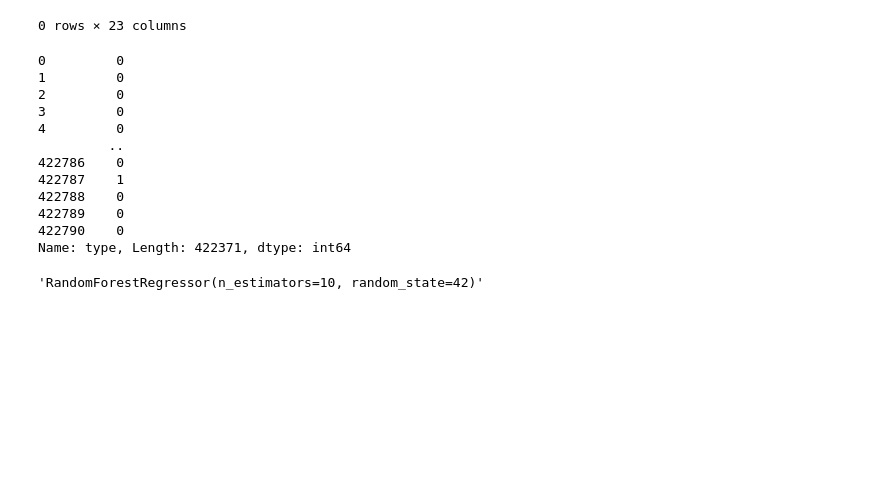
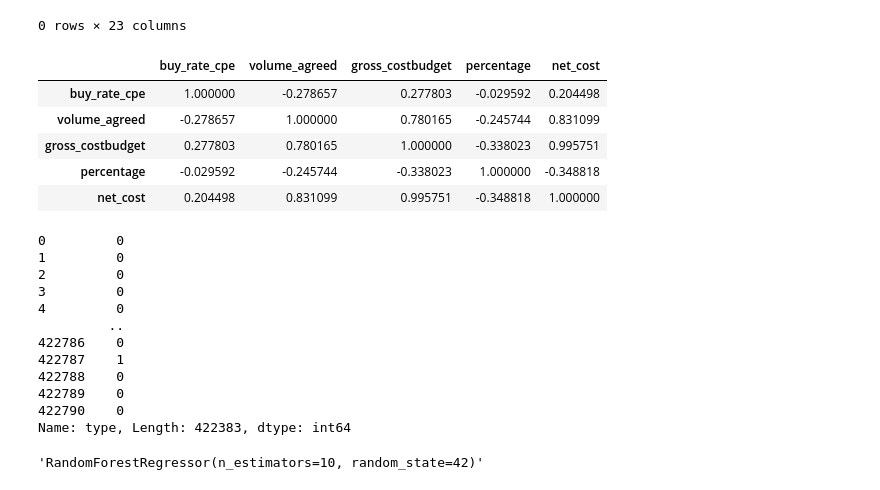
Before and after one commit to tesfayealex/AD-DS-Challenge, a Jupyter notebook: notebooks/EDA.ipynb, the cells around one changed output. Drawn from its saved outputs; the diff is of its cells as text; code cells hidden in the pictures; blank space fills up the shorter version.

```diff
--- a/notebooks/EDA.ipynb
+++ b/notebooks/EDA.ipynb
@@ -379,6 +391,17 @@ See the caveats in the documentation: https://pandas.pydata.org/pandas-docs/stab
   return func(*args, **kwargs)
 |  | type | creative_id | width | height | browser_ts | geo_country | site_name | platform_os | device_type | ... |
 0 rows × 23 columns
+# %%
+corelated_df = needed_df.corr()
+corelated_df
+# needed_df
+# %% [output]
+|  | buy_rate_cpe | volume_agreed | gross_costbudget | percentage | net_cost |
+| buy_rate_cpe | 1.000000 | -0.278657 | 0.277803 | -0.029592 | 0.204498 |
+| volume_agreed | -0.278657 | 1.000000 | 0.780165 | -0.245744 | 0.831099 |
+| gross_costbudget | 0.277803 | 0.780165 | 1.000000 | -0.338023 | 0.995751 |
+| percentage | -0.029592 | -0.245744 | -0.338023 | 1.000000 | -0.348818 |
+| net_cost | 0.204498 | 0.831099 | 0.995751 | -0.348818 | 1.000000 |
 # %%
 needed_df.to_csv('./save_for_later.csv')
 # %%
@@ -425,7 +448,7 @@ import sys
 sys.path.append("../scripts")
 from ml_pipeline import run_train_pipeline,dvc_get_data
 # %%
-x = needed_df.drop(columns=['type'])
+x = needed_df.drop(columns=['type','campaign_id','creative_id','submission_date','startdate','enddate'])
 y = needed_df['type'].apply(lambda x: 0 if x=='impression' else 1 if x=="first_dropped" else 2 if x=="click-through-event" else 0)
 y
 # %% [output]
@@ -440,7 +463,7 @@ y
 422788    0
 422789    0
 422790    0
-Name: type, Length: 422371, dtype: int64
+Name: type, Length: 422383, dtype: int64
 # %%
 model = RandomForestRegressor(n_estimators = 10, random_state = 42)
 str(model)
```
Also changed, not shown: parts of 15 cells of this notebook, 2 other files.
